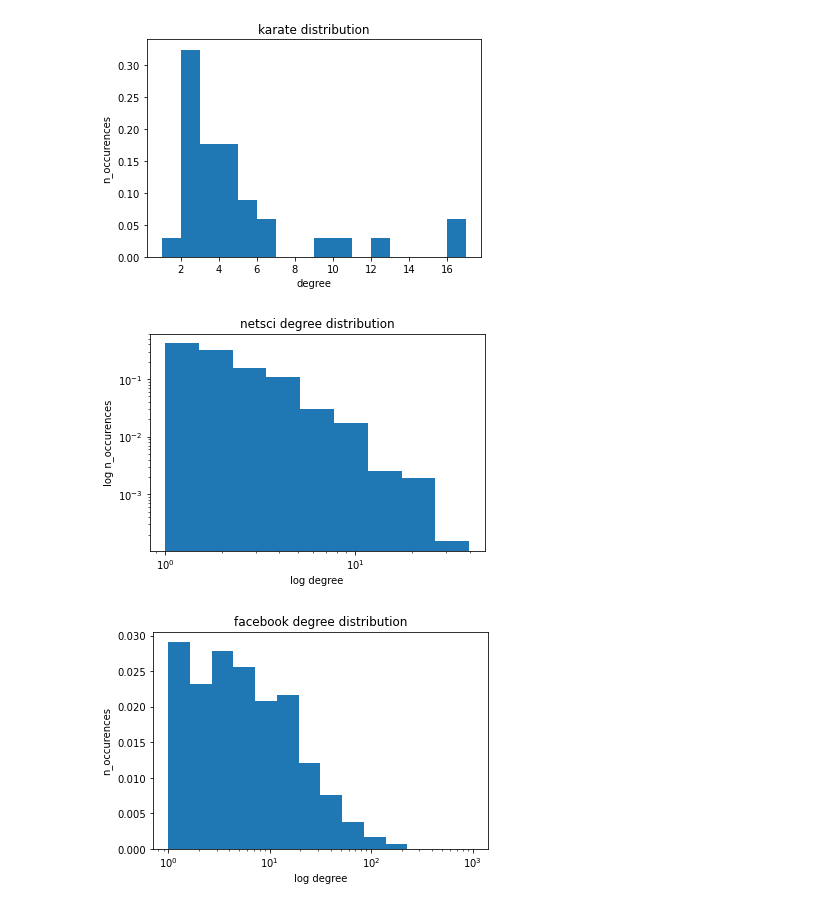
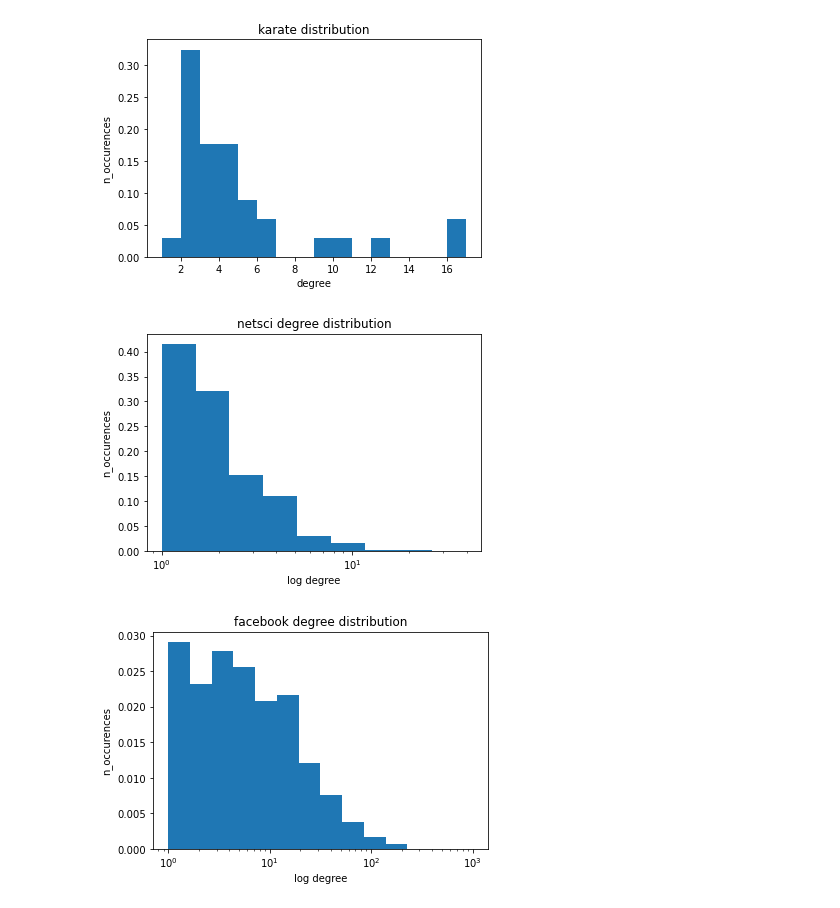
Before and after one commit to moerfii/network_science_uzh, a Jupyter notebook: assignment_1/exercise_1.ipynb, the cells around one changed output. Cells and saved outputs as stored; diff of their text form; code cells hidden in the pictures.

```diff
--- a/assignment_1/exercise_1.ipynb
+++ b/assignment_1/exercise_1.ipynb
@@ -224,11 +224,12 @@ plot_distribution(karate,x_log=False,y_log=False, title="karate distribution")
 # %% [output]
 [figure]
 # %%
-#bins=np.logspace(0, 1.6,base=10, num=10)
+bins=np.logspace(0, 1.6,base=10, num=10)
 #bins = np.linspace(0,35,36)
-plot_distribution(netsci,bins=bins,y_log=True,x_log=True,title="netsci degree distribution")
+#bins = None
+plot_distribution(netsci,bins=bins,y_log=False,x_log=True,title="netsci degree distribution")
 # %% [output]
-[figure, old version]
+[figure, new version]
 # %%
 bins=np.logspace(0, 3,base=10, num=15)
 plot_distribution(facebook,bins=bins,y_log=False,x_log=True, title="facebook degree distribution")
```
